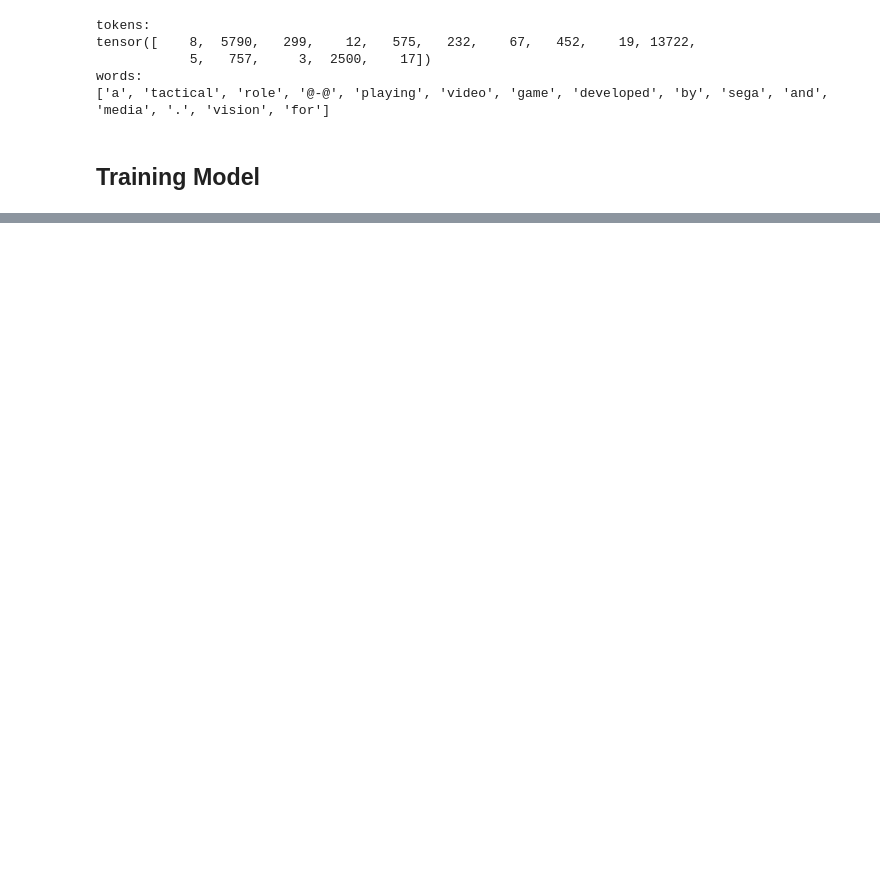
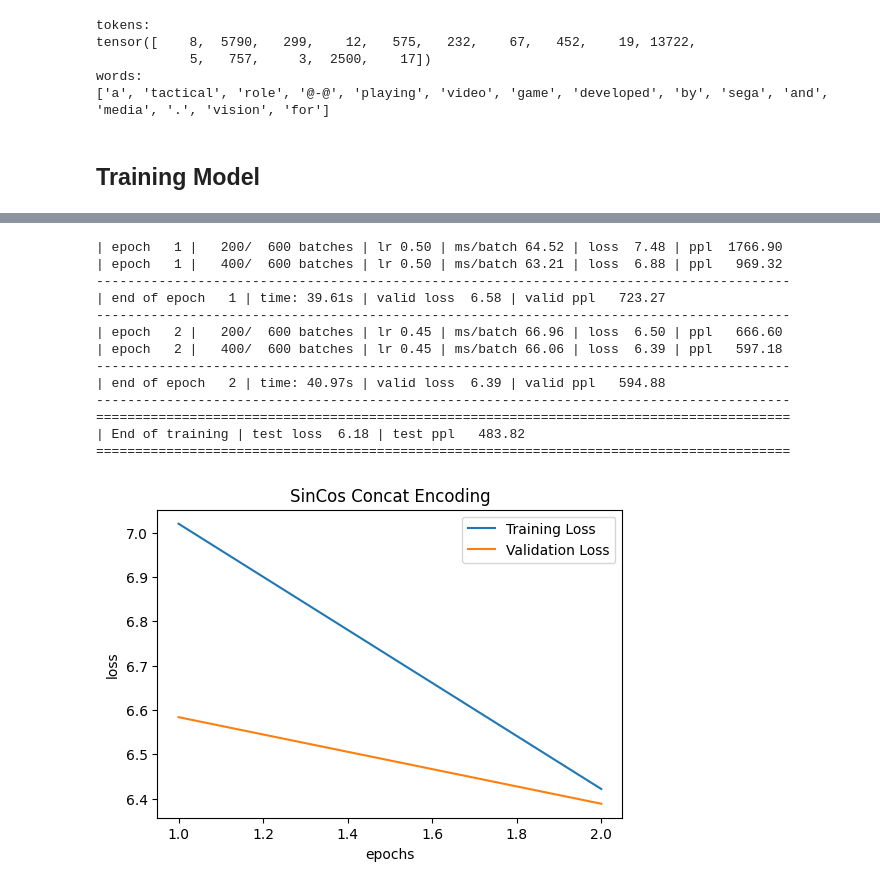
Before and after one commit to rogerioagjr/ee148-positional_encoder, a Jupyter notebook: homework.ipynb, the cells around one changed output, grey strips where cells are left out. Cells and saved outputs as stored; diff of their text form; code cells hidden in the pictures; blank space fills up the shorter version.

```diff
--- a/homework.ipynb
+++ b/homework.ipynb
@@ -90,0 +228,28 @@ utils.train(model, train_data, val_data, test_data, n_tokens, n_epochs, criterio
+# %%
+text_encoder = IdxTextEncoder
+pos_encoder = IdxPosEncoder
+n_tokens = len(vocab)
+
+model = models.TransformerModel(text_encoder, pos_encoder, n_tokens=n_tokens).to(device)
+
+criterion = nn.CrossEntropyLoss()
+n_epochs = 2
+
+idx_train_loss, idx_val_loss, idx_test_loss = utils.train(model, train_data, val_data, test_data, n_tokens, n_epochs, criterion, device)
+utils.plot_losses(title='SinCos Concat Encoding',
+                  losses={'Training Loss': idx_train_loss, 'Validation Loss': idx_val_loss})
+# %% [output]
+| epoch   1 |   200/  600 batches | lr 0.50 | ms/batch 64.52 | loss  7.48 | ppl  1766.90
+| epoch   1 |   400/  600 batches | lr 0.50 | ms/batch 63.21 | loss  6.88 | ppl   969.32
+-----------------------------------------------------------------------------------------
+| end of epoch   1 | time: 39.61s | valid loss  6.58 | valid ppl   723.27
+-----------------------------------------------------------------------------------------
+| epoch   2 |   200/  600 batches | lr 0.45 | ms/batch 66.96 | loss  6.50 | ppl   666.60
+| epoch   2 |   400/  600 batches | lr 0.45 | ms/batch 66.06 | loss  6.39 | ppl   597.18
+-----------------------------------------------------------------------------------------
+| end of epoch   2 | time: 40.97s | valid loss  6.39 | valid ppl   594.88
+-----------------------------------------------------------------------------------------
+=========================================================================================
+| End of training | test loss  6.18 | test ppl   483.82
+=========================================================================================
+[figure, added]
```
Also changed, not shown: parts of 9 cells of this notebook, 2 other files.
